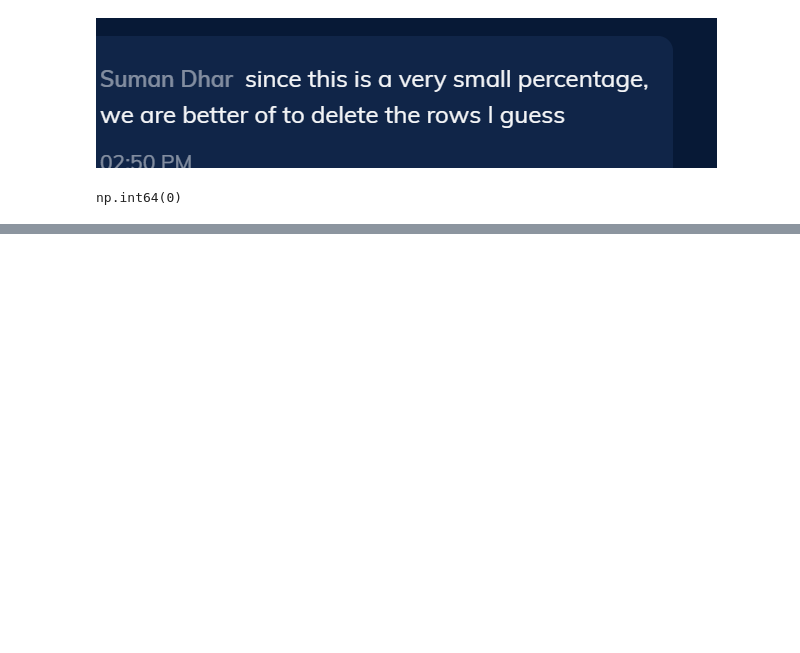
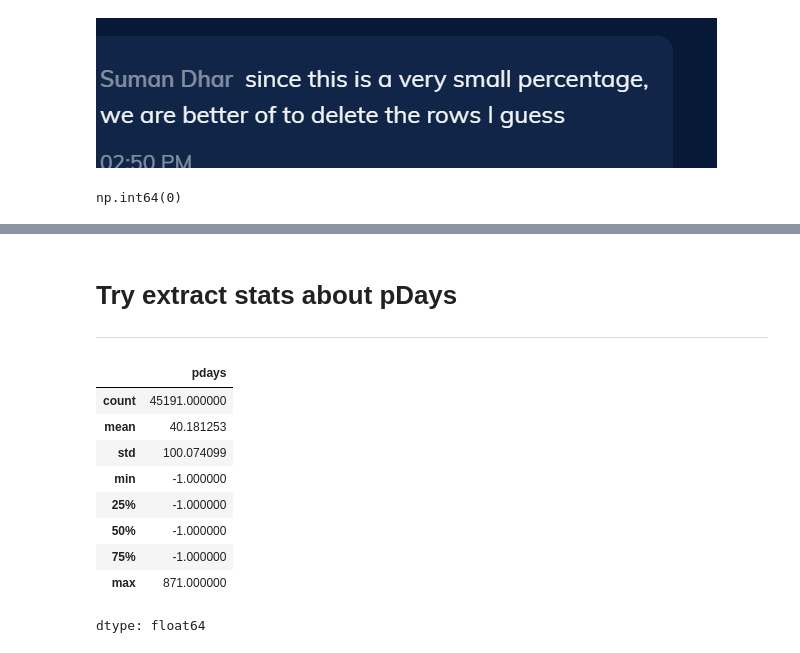
Before and after one commit to Surendranmengineer/suren_test, a Jupyter notebook: EDA_with_Rajan_Bank_Telemarketing_case_Study.ipynb, the cells around one changed output, grey strips where cells are left out. Drawn from its saved outputs; the diff is of its cells as text; code cells hidden in the pictures; blank space fills up the shorter version.

```diff
--- a/EDA_with_Rajan_Bank_Telemarketing_case_Study.ipynb
+++ b/EDA_with_Rajan_Bank_Telemarketing_case_Study.ipynb
@@ -220,0 +295,16 @@ np.int64(0)
+# %% [markdown]
+# Try extract stats about pDays
+---
+# %%
+inp1.pdays.describe()
+# %% [output]
+|  | pdays |
+| count | 45191.000000 |
+| mean | 40.181253 |
+| std | 100.074099 |
+| min | -1.000000 |
+| 25% | -1.000000 |
+| 50% | -1.000000 |
+| 75% | -1.000000 |
+| max | 871.000000 |
+dtype: float64
```
Also changed, not shown: parts of 21 cells of this notebook.
